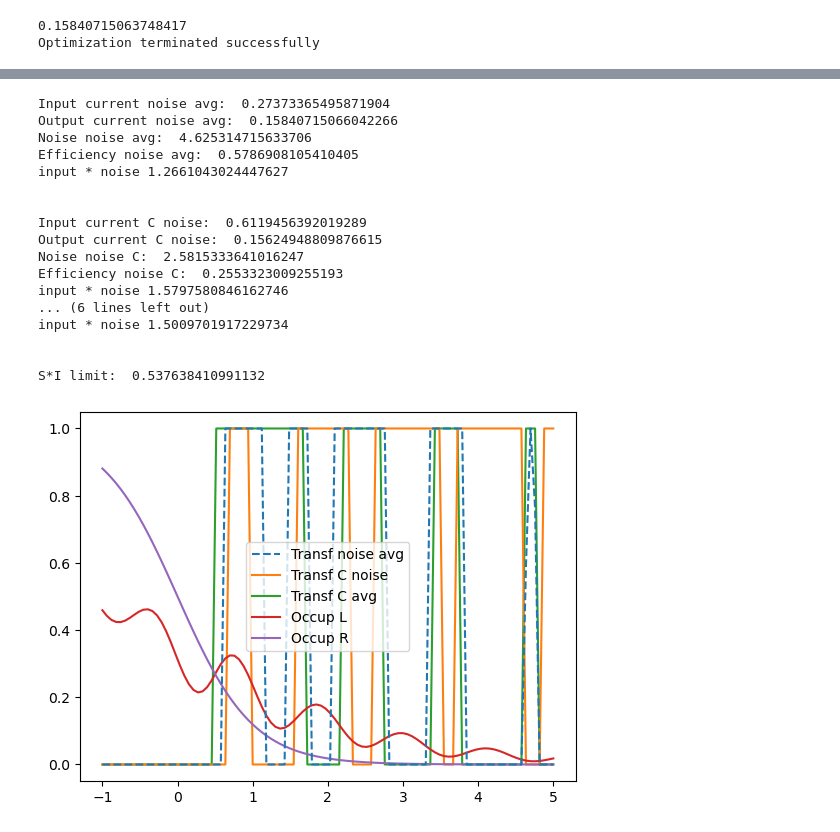
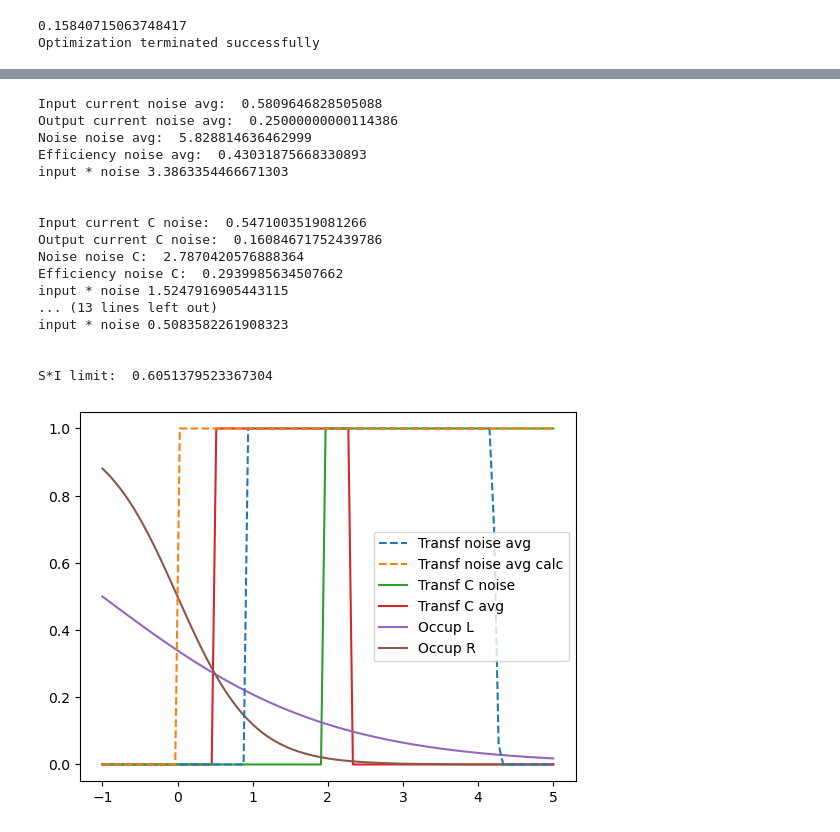
Before and after one commit to Edania/qthermo, a Jupyter notebook: testing_noise.ipynb, the cells around one changed output, grey strips where cells are left out. Saved outputs shown, nothing was run; the diff lists cells and outputs as text; code cells hidden in the pictures.

Commit message:
continuous integral

```diff
--- a/testing_noise.ipynb
+++ b/testing_noise.ipynb
@@ -100,9 +106,9 @@ TR = 1-deltaT
 TL = 1+deltaT
 muR = 0
 
-occupf_L = lambda E: tf.pertub_dist(E, lambda E: tf.fermi_dist(E, muL, TL), def_pert(E, muL, TL, muR, TR))
+#occupf_L = lambda E: tf.pertub_dist(E, lambda E: tf.fermi_dist(E, muL, TL), def_pert(E, muL, TL, muR, TR))
 #occupf_L = lambda E: 0.2*np.sin(4*E)+0.5
-#occupf_L = lambda E: tf.fermi_dist(E, muL, TL)
+occupf_L = lambda E: tf.fermi_dist(E, muL, TL)
 occupf_R = lambda E: tf.fermi_dist(E,muR, TR)
 
 #coeff_in = lambda E: TL*tf.entropy_coeff(Es, occupf_L)
@@ -110,7 +116,7 @@ occupf_R = lambda E: tf.fermi_dist(E,muR, TR)
 #coeff_in = lambda E: -(E-muL)/TL + (E-muR)/TR
 coeff_in = lambda E: -tf.entropy_coeff(E, occupf_L) + (E-muR)/TR
 
-coeff_out = lambda E: TL*tf.entropy_coeff(Es, occupf_L) - E + muR
+coeff_out = lambda E: TL*tf.entropy_coeff(E, occupf_L) - E + muR
 #coeff_out = lambda E: E-muL
 #coeff_out = lambda E: E-muL
 
@@ -136,11 +142,11 @@ transf_gen = res.x
 Optimization terminated successfully
 # %%
 C_init = 0.3
-C_avg = tf.general_opt_avg_avg(C_init, target, Es, occupf_L, occupf_R, coeff_in, coeff_out)
+C_avg = tf.general_opt_avg_avg(C_init, target, Es[0], Es[-1],occupf_L, occupf_R, coeff_in, coeff_out)
 #print(C_avg)
 transf_C_avg = tf.transmission_avg_avg(C_avg, Es, occupf_L, occupf_R, coeff_in, coeff_out)
 
-C_noise = tf.general_opt_avg_noise(C_init, target, Es, occupf_L, occupf_R, coeff_out)
+C_noise = tf.general_opt_avg_noise(C_init, target, Es[0], Es[-1], occupf_L, occupf_R, coeff_out)
 transf_C_noise = tf.transmission_avg_noise(C_noise, Es, occupf_L, occupf_R, coeff_out)
 
 cur = tf.slice_current_integral(transf_C_avg,Es,occupf_L, occupf_R,coeff_out)
@@ -157,9 +187,15 @@ print(cur)
 # %%
-input_opt = tf.slice_current_integral(transf_C_avg, Es,occupf_L, occupf_R, coeff_in)
-nois_opt = noise(transf_C_noise, Es,occupf_L, occupf_R, coeff_out)
-opt_func = lambda C: input_opt * coeff_out(Es)**2 * (occupf_L(Es)*(1-occupf_L(Es))) + nois_opt*coeff_in(Es)*(occupf_L(Es)- occupf_R(Es)) - C*coeff_out(Es)*(occupf_L(Es) - occupf_R(Es))
-transf_avg_nois_func = lambda C: np.heaviside(opt_func(C), 0)
-output_target_func = lambda C: tf.slice_current_integral(transf_avg_nois_func(C), Es,occupf_L, occupf_R, coeff_out) -target
-C_avg_nois = fsolve(output_target_func, C_init, factor = 1)[0]
+#input_opt = tf.slice_current_integral(transf_C_avg, Es,occupf_L, occupf_R, coeff_in)
+#nois_opt = noise(transf_C_noise, Es,occupf_L, occupf_R, coeff_out)
+#opt_func = lambda C: input_opt * coeff_out(Es)**2 * (occupf_L(Es)*(1-occupf_L(Es))) + nois_opt*coeff_in(Es)*(occupf_L(Es)- occupf_R(Es)) - C*coeff_out(Es)*(occupf_L(Es) - occupf_R(Es))
+#transf_avg_nois_func = lambda C: np.heaviside(opt_func(C), 0)
+#output_target_func = lambda C: tf.slice_current_integral(transf_avg_nois_func(C), Es,occupf_L, occupf_R, coeff_out) -target
+Es = np.linspace(-1,5,100)
+thetas_init = (0.27203328419852246,3.929815050207161,-6.5)
+res = fsolve(opt_noise_avg, thetas_init, factor = 10, args = (Es[0],Es[-1], occupf_L, occupf_R, coeff_in, coeff_out, coeff_out, target), full_output=True, epsfcn=None)
+print(res)
+thetas = res[0]
+print(opt_noise_avg(thetas,Es[0], Es[-1],occupf_L, occupf_R, coeff_in, coeff_out, coeff_out, target))
+transf_avg_nois = calc_transf(thetas,occupf_L, occupf_R, coeff_in, coeff_out, coeff_out)
 #transf_noise_avg = transf_avg_nois_func(C_avg_nois)
 # %% [output]
@@ -199,6 +259,18 @@ print("Efficiency C avg: ", output_current/input_current)
 print("input * noise", input_current*nois)
 print("\n")
 
+transf_avg_nois = calc_transf(thetas,occupf_L, occupf_R, coeff_in, coeff_out, coeff_out)
+nois = noise_cont(Es[0], Es[-1], occupf_L, occupf_R, coeff_out, transf_avg_nois)
+input_current = tf.current_integral(Es[0], Es[-1], occupf_L, occupf_R, coeff_in, transf_avg_nois)
+output_current = tf.current_integral(Es[0], Es[-1], occupf_L, occupf_R, coeff_out, transf_avg_nois)
+
+print("Input current noise avg calc: ", input_current)
+print("Output current noise avg calc: ", output_current)
+print("Noise noise avg calc: ", nois)
+print("Efficiency noise avg calc: ", output_current/input_current)
+print("input * noise", input_current*nois)
+print("\n")
+
 print("S*I limit: ", noise(transf_C_noise, Es,occupf_L, occupf_R, coeff_out)*tf.slice_current_integral(transf_C_avg, Es,occupf_L, occupf_R, coeff_in))
 
 '''
@@ -217,7 +289,7 @@ output_current = tf.slice_current_integral(transf_gen, Es,occupf_L, occupf_R, co
 print("Input current gen: ", input_current)
 print("Output current gen: ", output_current)
 print("Noise gen: ", nois)
-print("Efficiency gen: ", output_current/input_current)
+print("Efficiency gen: ", output_current/input_current)4
 print("input * noise", input_current*nois)
 print("\n")
 nois = noise(transf_noise, Es,occupf_L, occupf_R, coeff_out)
@@ -225,47 +297,49 @@ input_current = tf.slice_current_integral(transf_noise, Es,occupf_L, occupf_R, c
 output_current = tf.slice_current_integral(transf_noise, Es,occupf_L, occupf_R, coeff_out)
 
 print("Input current noise: ", input_current)
 print("Output current noise: ", output_current)
 print("Noise noise: ", nois)
 print("Efficiency noise: ", output_current/input_current)
 print("input * noise", input_current*nois)
 print("\n")
 
 
 '''
 
 #plt.plot(Es,transf_gen, label = "Transf gen")
 #plt.plot(Es, transf_noise, label = "Transf noise")
 plt.plot(Es, transf_noise_avg,'--' ,label = "Transf noise avg", zorder = 3)
+plt.plot(Es, transf_avg_nois(Es),'--' ,label = "Transf noise avg calc", zorder = 3)
+
 plt.plot(Es, transf_C_noise ,label = "Transf C noise", zorder = 2)
 plt.plot(Es, transf_C_avg ,label = "Transf C avg", zorder = 1)
 #plt.plot(Es, tf.transmission_avg_avg(0.3, Es, occupf_L, occupf_R, coeff_in, coeff_out), label = "transf test")
 #plt.plot(Es, transf_calc, label = "Transf calc")
 
 plt.plot(Es, occupf_L(Es), label = "Occup L")
 plt.plot(Es, occupf_R(Es), label = "Occup R")
 plt.legend()
 #plt.ylim([0,1])
 plt.show()
 # %% [output]
-Input current noise avg:  0.27373365495871904
-Output current noise avg:  0.15840715066042266
-Noise noise avg:  4.625314715633706
-Efficiency noise avg:  0.5786908105410405
-input * noise 1.2661043024447627
+Input current noise avg:  0.5809646828505088
+Output current noise avg:  0.25000000000114386
+Noise noise avg:  5.828814636462999
+Efficiency noise avg:  0.43031875668330893
+input * noise 3.3863354466671303
 
 
-Input current C noise:  0.6119456392019289
-Output current C noise:  0.15624948809876615
-Noise noise C:  2.5815333641016247
-Efficiency noise C:  0.2553323009255193
-input * noise 1.5797580846162746
-... (6 lines left out)
-input * noise 1.5009701917229734
+Input current C noise:  0.5471003519081266
+Output current C noise:  0.16084671752439786
+Noise noise C:  2.7870420576888364
+Efficiency noise C:  0.2939985634507662
+input * noise 1.5247916905443115
+... (13 lines left out)
+input * noise 0.5083582261908323
 
 
-S*I limit:  0.537638410991132
+S*I limit:  0.6051379523367304
-[figure, old version]
+[figure, new version]
 # %%
 targets = np.linspace(0.05,0.25,10) #*tf.pmax(TL, TR)
 outputs = []
```
Also changed, not shown: parts of 11 cells of this notebook, 1 other file.
